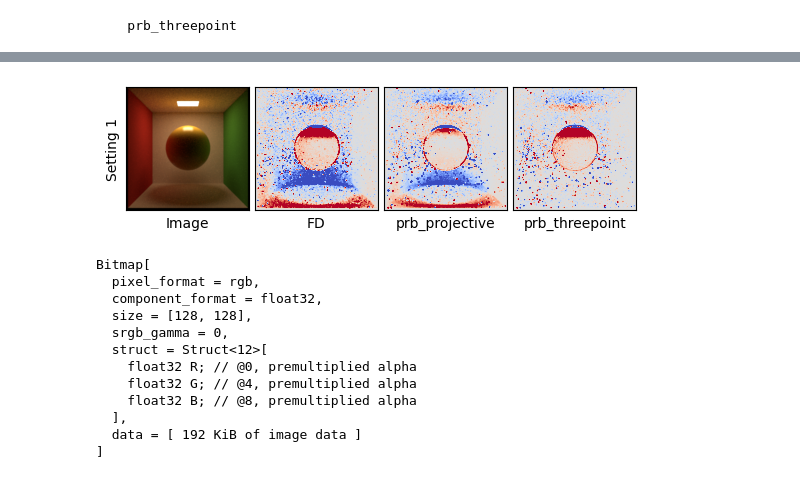
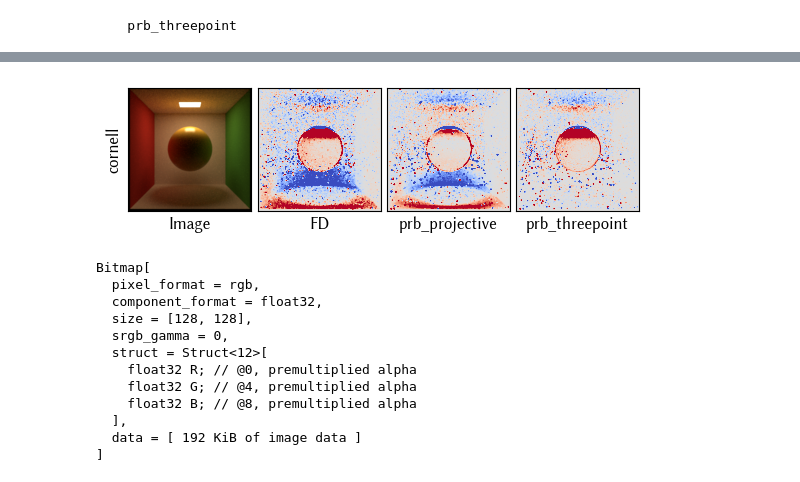
Before and after one commit to mworchel/mitsuba-missing-term, a Jupyter notebook: case_2_cornell_box.ipynb, the cells around one changed output, grey strips where cells are left out. Drawn from its saved outputs; the diff is of its cells as text; code cells hidden in the pictures.

Commit message:
Share `generate_figure` among notebooks

```diff
--- a/case_2_cornell_box.ipynb
+++ b/case_2_cornell_box.ipynb
@@ -130,5 +73,5 @@ data = generate_data(['prb_projective', 'prb_threepoint'], spp=256, spp_grad=32)
     prb_projective
     prb_threepoint
 # %%
-generate_figure(['prb_projective', 'prb_threepoint'], data, "", grad_projection='red')
+generate_figure(['prb_projective', 'prb_threepoint'], data, Path("output/case_3_cornell.pdf"), grad_projection='red', square_r_setting_3=False)
 # %% [output]
@@ -136,4 +79,4 @@ Clipping input data to the valid range for imshow with RGB data ([0..1] for floa
-[figure, old version]
+[figure, new version]
 # %%
 scene_dict = create_scene('prb_projective', resolution=(128, 128))
 scene_dict['shape']['type'] = 'ply'
```
Also changed, not shown: parts of 3 cells of this notebook, 3 other files.
